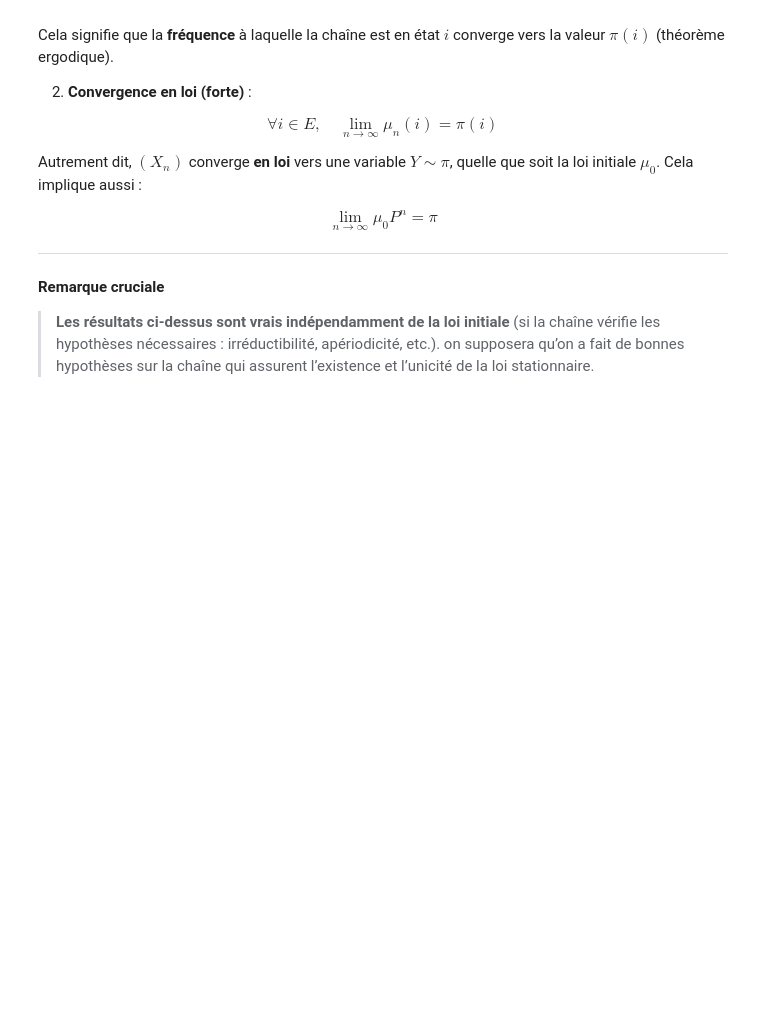
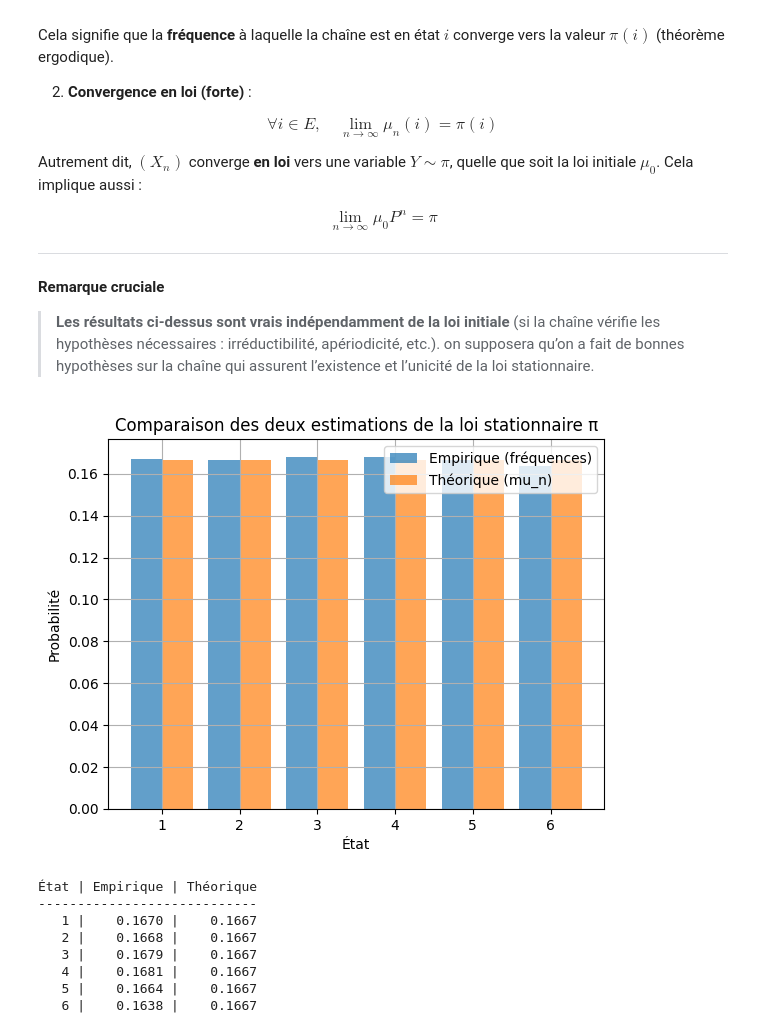
Before and after one commit to wakil69/InformatiquePrepaPlus, a Jupyter notebook: Cours/Probabilités_Stats/8.ChainesMarkov/ChainesMarkov.ipynb, the cells around one changed output. Saved outputs shown, nothing was run; the diff lists cells and outputs as text; code cells hidden in the pictures; blank space fills up the shorter version.

```diff
--- a/Cours/Probabilités_Stats/8.ChainesMarkov/ChainesMarkov.ipynb
+++ b/Cours/Probabilités_Stats/8.ChainesMarkov/ChainesMarkov.ipynb
@@ -262,6 +297,7 @@ $$
 
 > **Les résultats ci-dessus sont vrais indépendamment de la loi initiale** (si la chaîne vérifie les hypothèses nécessaires : irréductibilité, apériodicité, etc.). on supposera qu’on a fait de bonnes hypothèses sur la chaîne qui assurent l’existence et l’unicité de la loi stationnaire.
 # %%
+# On reprend l'exemple précédent
 # Nombre d'états
 N = 6
 
@@ -285,32 +321,42 @@ visits = np.zeros(N)
 
 for _ in range(n_steps):
     visits[current_state] += 1
     current_state = np.random.choice(N, p=P[current_state])
 
 pi_empirical = visits / n_steps
 
 # --- Méthode 2 : Estimation par convergence du vecteur mu_n ---
 mu = np.ones(N) / N  # loi initiale uniforme
-for _ in range(1000):
-    mu = mu @ P
+for _ in range(100_000):
+    mu = mu @ P # @ = np.dot
 
 pi_theoretical = mu
 
 # --- Affichage comparé ---
 states = np.arange(1, N + 1)
 
 plt.bar(states - 0.2, pi_empirical, width=0.4, label="Empirique (fréquences)", alpha=0.7)
 plt.bar(states + 0.2, pi_theoretical, width=0.4, label="Théorique (mu_n)", alpha=0.7)
 plt.title("Comparaison des deux estimations de la loi stationnaire π")
 plt.xlabel("État")
 plt.ylabel("Probabilité")
 plt.xticks(states)
 plt.legend()
 plt.grid(True)
 plt.show()
 
 # Affichage texte
 print("\nÉtat | Empirique | Théorique")
 print("----------------------------")
 for i in range(N):
     print(f"{i+1:4d} | {pi_empirical[i]:9.4f} | {pi_theoretical[i]:9.4f}")
+# %% [output]
+[figure, added]
+État | Empirique | Théorique
+----------------------------
+   1 |    0.1670 |    0.1667
+   2 |    0.1668 |    0.1667
+   3 |    0.1679 |    0.1667
+   4 |    0.1681 |    0.1667
+   5 |    0.1664 |    0.1667
+   6 |    0.1638 |    0.1667
```
Also changed, not shown: parts of 4 cells of this notebook, 11 other files.
